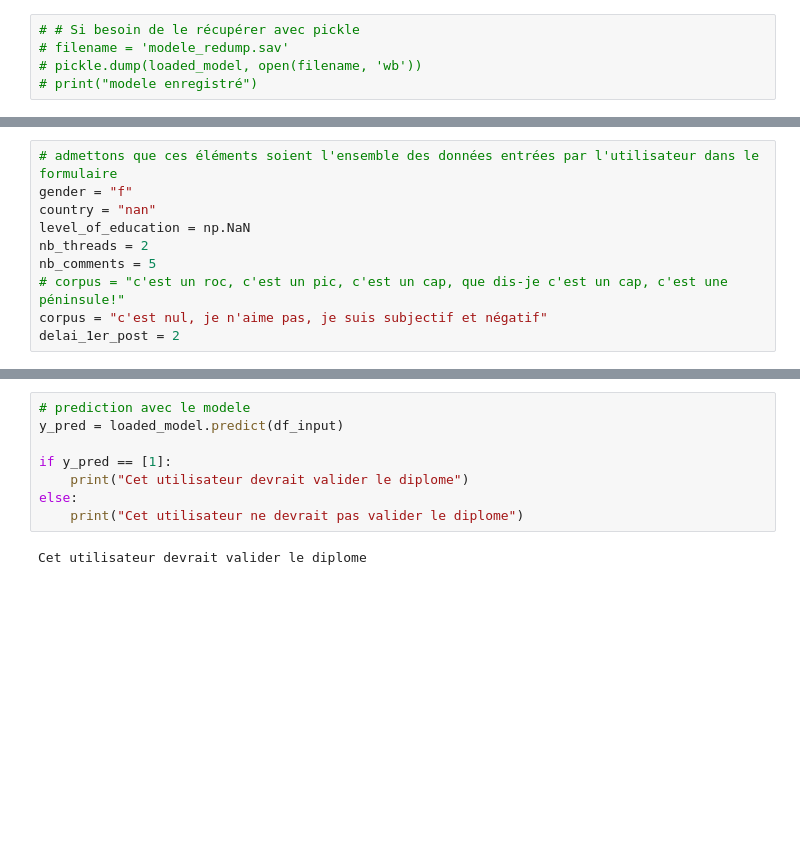
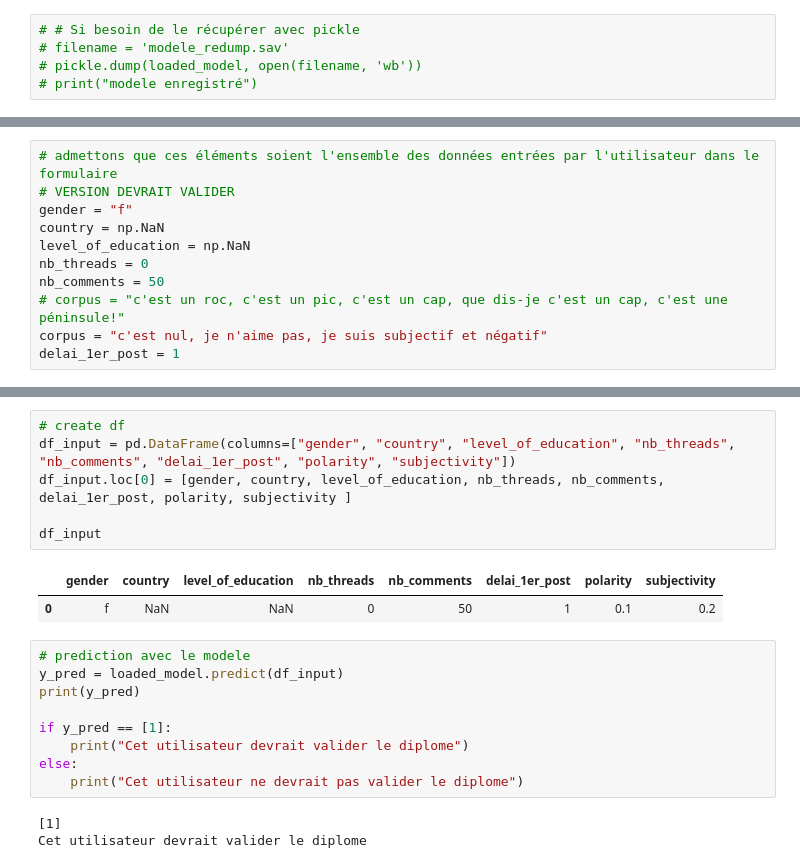
Before and after one commit to data-IA-2022/Projet_MOOC_Sylvine_Tarik, a Jupyter notebook: modele_notebook.ipynb, the cells around one changed output, grey strips where cells are left out. Drawn from its saved outputs; the diff is of its cells as text; blank space fills up the shorter version.

```diff
--- a/modele_notebook.ipynb
+++ b/modele_notebook.ipynb
@@ -299,10 +298,11 @@ FileNotFoundError: [Errno 2] No such file or directory: 'modele_redump.sav'
 # %%
 # admettons que ces éléments soient l'ensemble des données entrées par l'utilisateur dans le formulaire
+# VERSION DEVRAIT VALIDER
 gender = "f"
-country = "nan"
+country = np.NaN
 level_of_education = np.NaN
-nb_threads = 2
-nb_comments = 5
+nb_threads = 0
+nb_comments = 50
 # corpus = "c'est un roc, c'est un pic, c'est un cap, que dis-je c'est un cap, c'est une péninsule!"
 corpus = "c'est nul, je n'aime pas, je suis subjectif et négatif"
-delai_1er_post = 2
+delai_1er_post = 1
@@ -335,10 +333,21 @@ df_input
+# %%
+# create df
+df_input = pd.DataFrame(columns=["gender", "country", "level_of_education", "nb_threads", "nb_comments", "delai_1er_post", "polarity", "subjectivity"])
+df_input.loc[0] = [gender, country, level_of_education, nb_threads, nb_comments, delai_1er_post, polarity, subjectivity ]
+
+df_input
+# %% [output]
+|  | gender | country | level_of_education | nb_threads | nb_comments | delai_1er_post | polarity | subjectivity |
+| 0 | f | NaN | NaN | 0 | 50 | 1 | 0.1 | 0.2 |
 # %%
 # prediction avec le modele
 y_pred = loaded_model.predict(df_input)
+print(y_pred)
 
 if y_pred == [1]:
     print("Cet utilisateur devrait valider le diplome")
 else:
     print("Cet utilisateur ne devrait pas valider le diplome")
 # %% [output]
+[1]
 Cet utilisateur devrait valider le diplome
```
Also changed, not shown: parts of 13 cells of this notebook, 3 other files.
